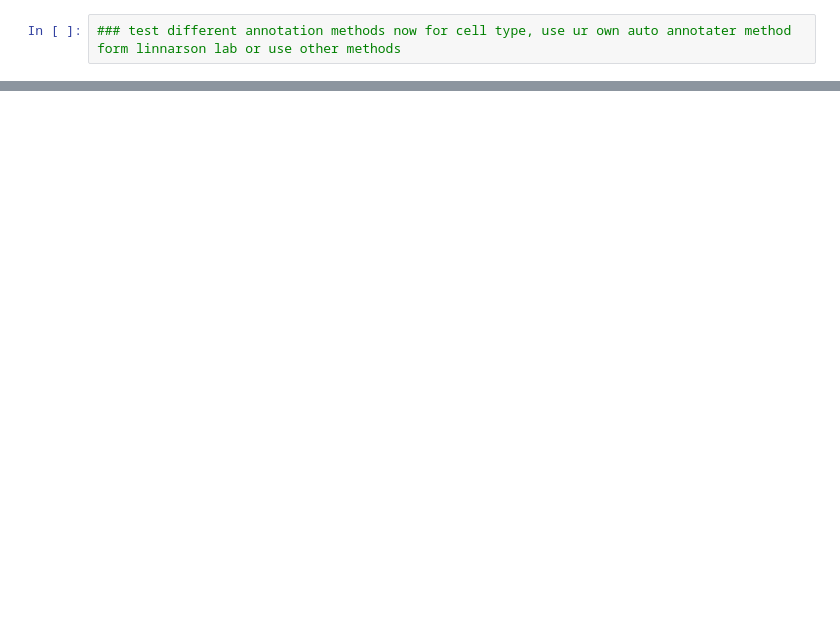
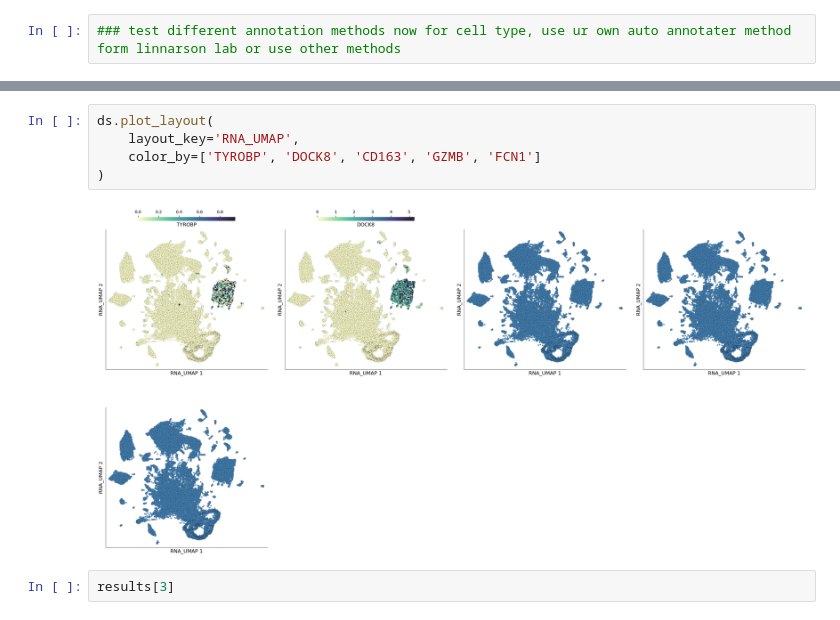
Before and after one commit to saatvik-viniak/sc-RNA-atlas, a Jupyter notebook: External Segment of globus pallidus/externalGP.ipynb, the cells around one changed output, grey strips where cells are left out. Cells and saved outputs as stored; diff of their text form; blank space fills up the shorter version.

```diff
--- a/External Segment of globus pallidus/externalGP.ipynb
+++ b/External Segment of globus pallidus/externalGP.ipynb
@@ -220,0 +428,9 @@ markers
+# %%
+ds.plot_layout(
+    layout_key='RNA_UMAP',
+    color_by=['TYROBP', 'DOCK8', 'CD163', 'GZMB', 'FCN1']
+)
+# %% [output]
+[figure, added]
+# %%
+results[3]
```
Also changed, not shown: parts of 21 cells of this notebook, 1 other file.
